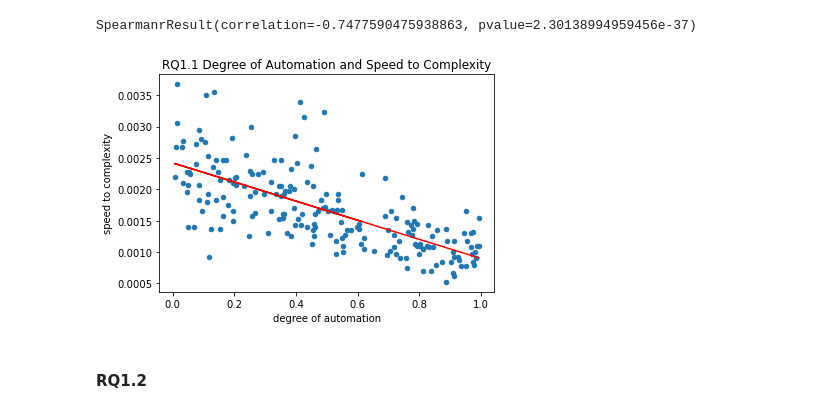
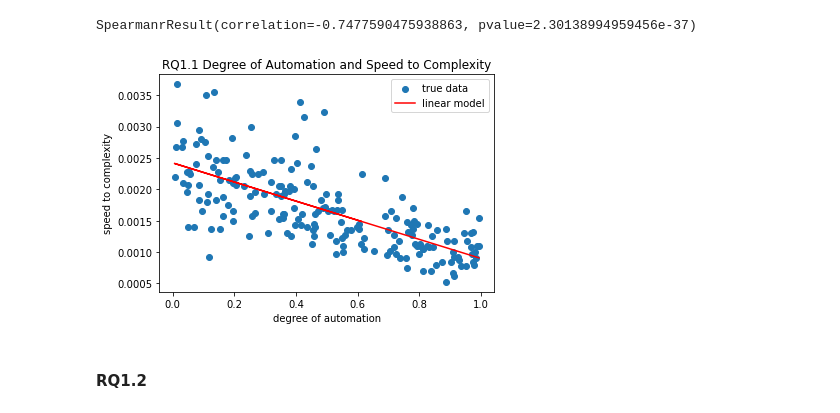
Before and after one commit to lennartebert/process_simulation, a Jupyter notebook: Process Simulation.ipynb, the cells around one changed output. Cells and saved outputs as stored; diff of their text form; code cells hidden in the pictures.

```diff
--- a/Process Simulation.ipynb
+++ b/Process Simulation.ipynb
@@ -349,21 +354,29 @@ stats.spearmanr(automation_speed_df['degree of automation'], automation_speed_df
 SpearmanrResult(correlation=-0.7477590475938863, pvalue=2.30138994959456e-37)
 # %%
 # model fitting
-# plot the running average into the graph
-automation_speed_df.plot.scatter(x='degree of automation', y='speed to complexity', title='RQ1.1 Degree of Automation and Speed to Complexity')
-
-x = automation_speed_df['degree of automation'].values.reshape(-1, 1)
-y = automation_speed_df['speed to complexity'].values.reshape(-1, 1)
+x_reshaped = automation_speed_df['degree of automation'].values.reshape(-1, 1)
+y_reshaped = automation_speed_df['speed to complexity'].values.reshape(-1, 1)
 
 linear_regressor = linear_model.LinearRegression()  # create object for the class
-linear_regressor.fit(x, y)  # perform linear regression
-y_linear = linear_regressor.predict(x)  # make predictions
+linear_regressor.fit(x_reshaped, y_reshaped)  # perform linear regression
+y_linear = linear_regressor.predict(x_reshaped)  # make predictions
 
-plt.plot(x, y_linear, color='red')
+# visualizatoin
+x = automation_speed_df['degree of automation']
+y = automation_speed_df['speed to complexity']
+plt.title('RQ1.1 Degree of Automation and Speed to Complexity')
+plt.scatter(x, y, label = 'true data')
+
+plt.plot(x, y_linear, color='red', label = 'linear model')
+
+plt.xlabel('degree of automation')
+plt.ylabel('speed to complexity')
+plt.legend()
+
 plt.savefig('experiment_results/rq11_scatter_fitted.png', dpi=300, bbox_extra_artists=(legend,), bbox_inches='tight')
 plt.show()
 # %% [output]
-[figure, old version]
+[figure, new version]
 # %% [markdown]
 #### RQ1.2
 # %%
```
Also changed, not shown: parts of 11 cells of this notebook, 12 other files.
